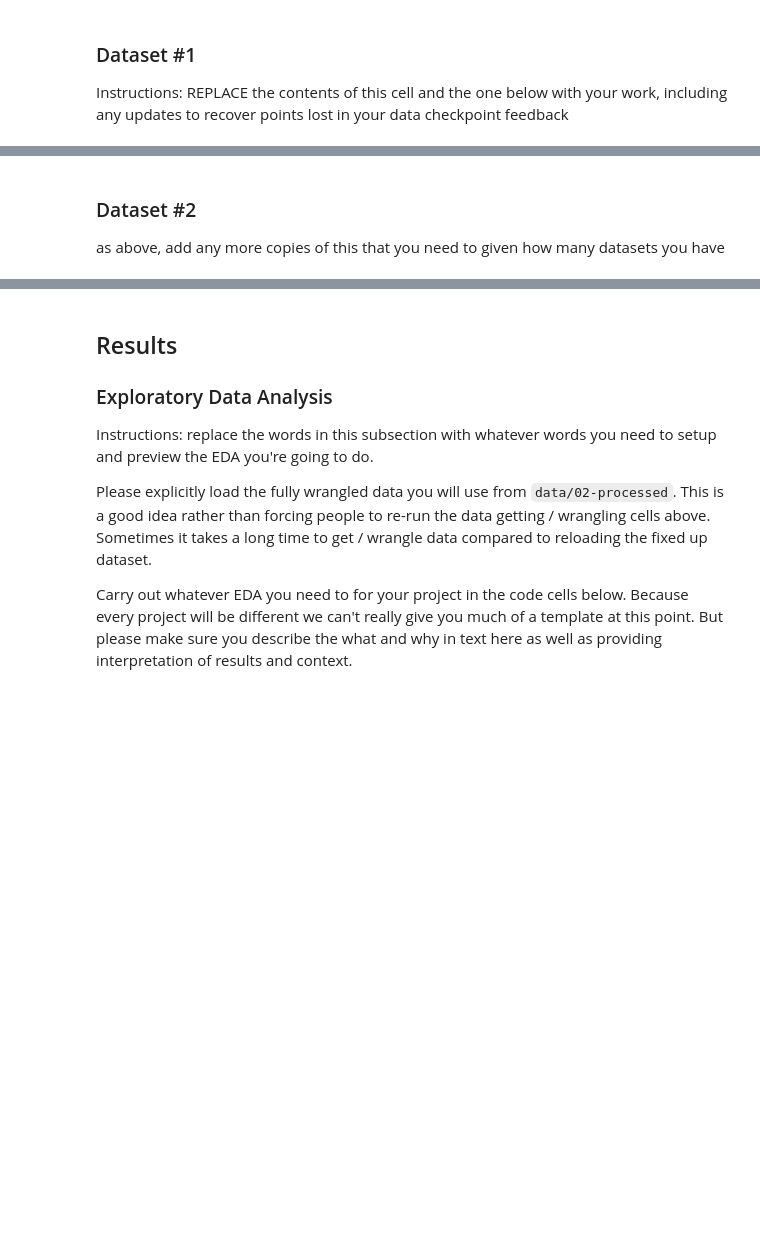
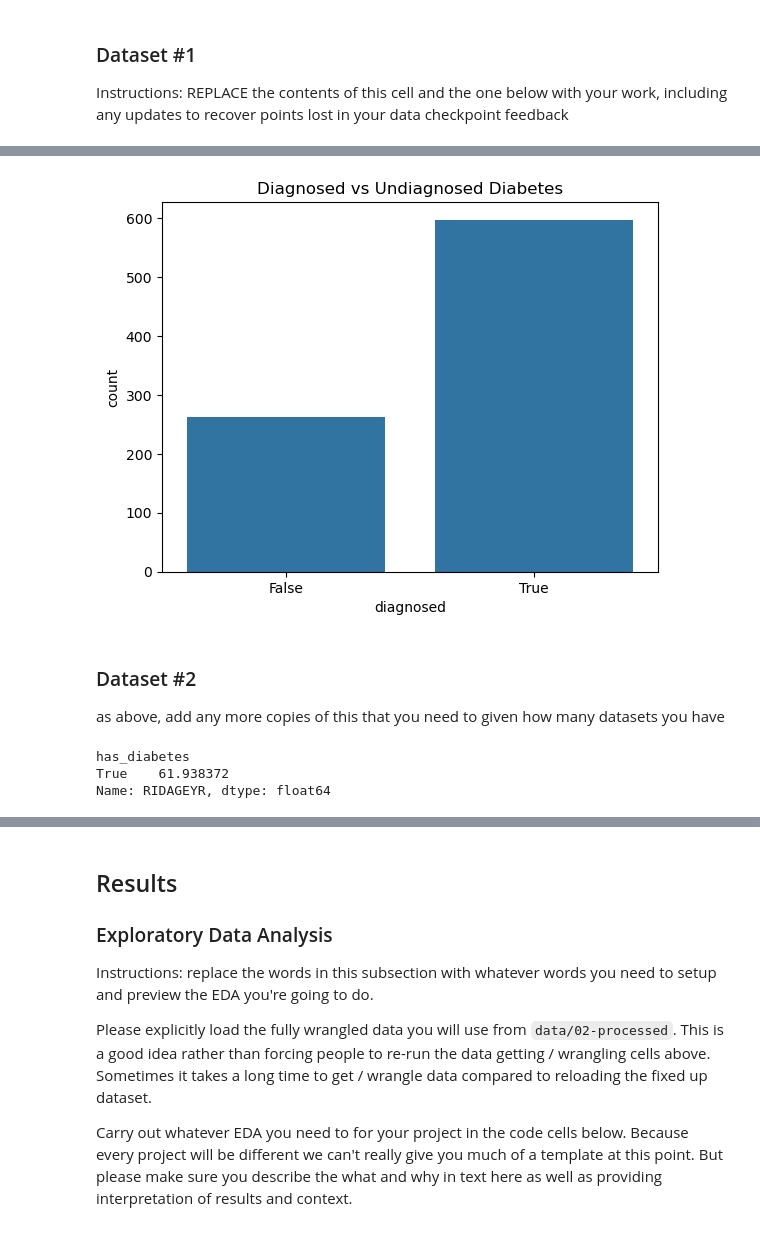
Before and after one commit to COGS108/Group025_WI26, a Jupyter notebook: 02-EDACheckpoint.ipynb, the cells around one changed output, grey strips where cells are left out. Drawn from its saved outputs; the diff is of its cells as text; code cells hidden in the pictures; blank space fills up the shorter version.

```diff
--- a/02-EDACheckpoint.ipynb
+++ b/02-EDACheckpoint.ipynb
@@ -117,0 +110,3 @@ Instructions: REPLACE the contents of this cell and the one below with your work
+# %%
+df = pd.read_csv("data/01-interim/nhanes_diabetes.csv")
+df.head()
@@ -118,3 +232,12 @@ Instructions: REPLACE the contents of this cell and the one below with your work
+# %%
+import seaborn as sns
+import matplotlib.pyplot as plt
+
+sns.countplot(x='diagnosed', data=df)
+plt.title('Diagnosed vs Undiagnosed Diabetes')
+plt.show()
+# %% [output]
+[figure, added]
 # %% [markdown]
 ### Dataset #2
  as above, add any more copies of this that you need to given how many datasets you have
@@ -123,0 +246,6 @@ Instructions: REPLACE the contents of this cell and the one below with your work
+# %%
+df.groupby('has_diabetes')['RIDAGEYR'].mean()
+# %% [output]
+has_diabetes
+True    61.938372
+Name: RIDAGEYR, dtype: float64
```
Also changed, not shown: parts of 56 cells of this notebook.
